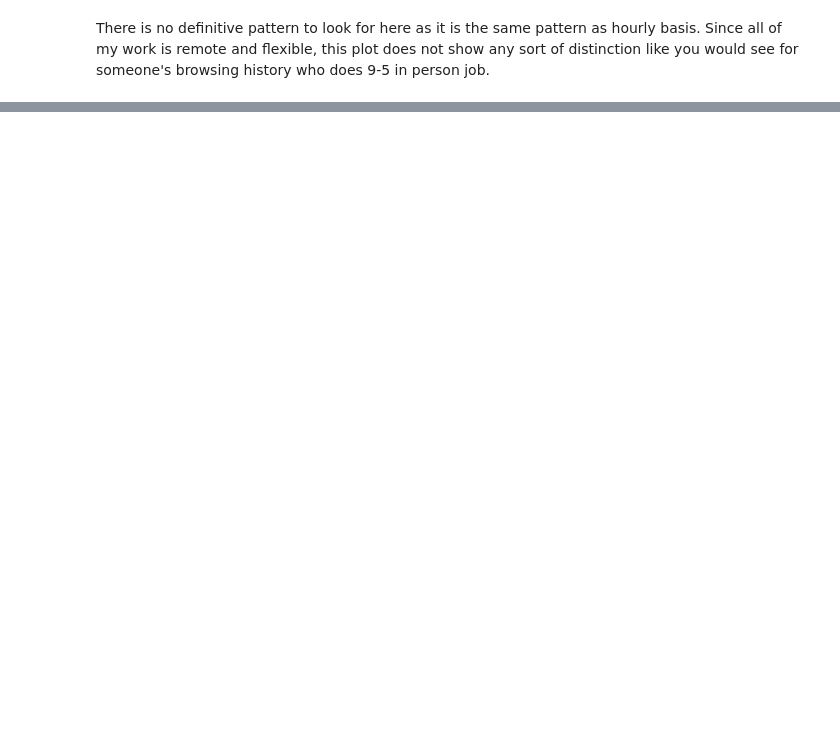
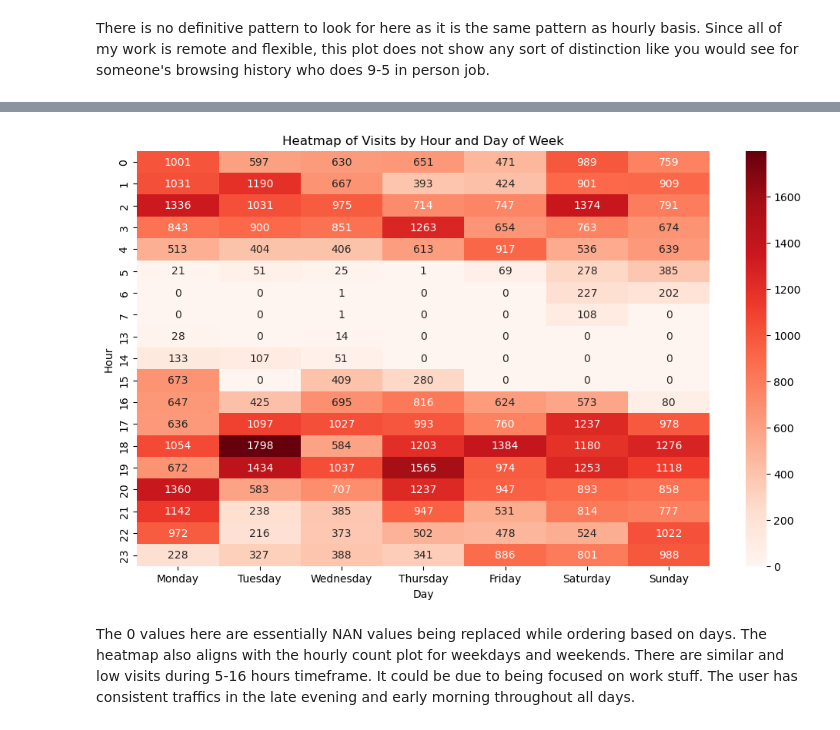
Before and after one commit to SujanNeupane42/DS602, a Jupyter notebook: week02/homework - week2.ipynb, the cells around one changed output, grey strips where cells are left out. Saved outputs shown, nothing was run; the diff lists cells and outputs as text; code cells hidden in the pictures; blank space fills up the shorter version.

```diff
--- a/week02/homework - week2.ipynb
+++ b/week02/homework - week2.ipynb
@@ -367,0 +400,6 @@ There is no definitive pattern to look for here as it is the same pattern as hou
+# %%
+# lets also sort the dataframe with respect to days
+df["Day"] = pd.Categorical(df["Day"], categories=order, ordered=True)
+df = df.sort_values("Day").reset_index(drop=True)
+# %%
+pivot_table = df.pivot_table(index='Hour', columns='Day', values='domain', aggfunc='count')
@@ -367,0 +427,11 @@ There is no definitive pattern to look for here as it is the same pattern as hou
+# %%
+fig, ax = plt.subplots(nrows=1, ncols=1, figsize=(12, 7))
+sns.heatmap(pivot_table, cmap='Reds', annot=True, fmt='.0f', ax=ax)
+plt.title('Heatmap of Visits by Hour and Day of Week')
+plt.xlabel('Day')
+plt.ylabel('Hour')
+plt.show()
+# %% [output]
+[figure, added]
+# %% [markdown]
+The 0 values here are essentially NAN values being replaced while ordering based on days. The heatmap also aligns with the hourly count plot for weekdays and weekends. There are similar and low visits during 5-16 hours timeframe. It could be due to being focused on work stuff. The user has consistent traffics in the late evening and early morning throughout all days.
```
Also changed, not shown: parts of 26 cells of this notebook.
